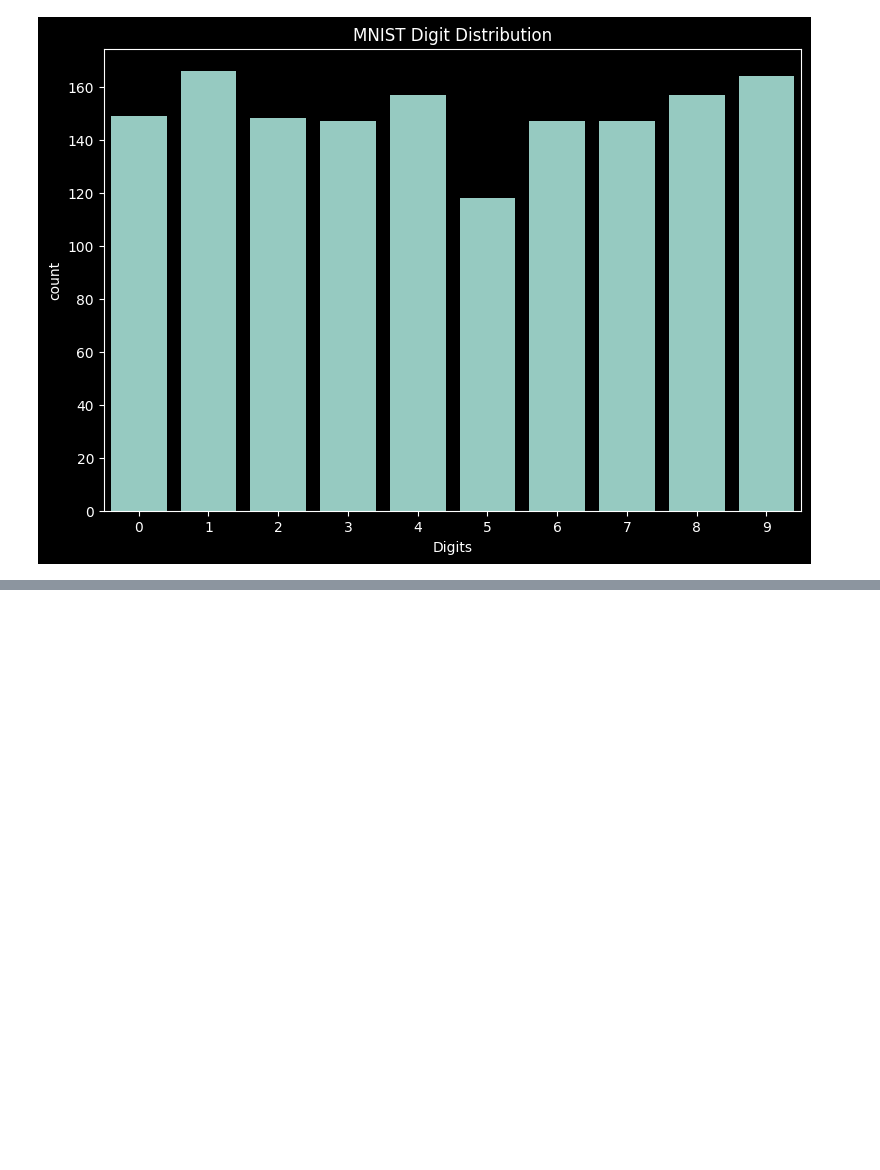
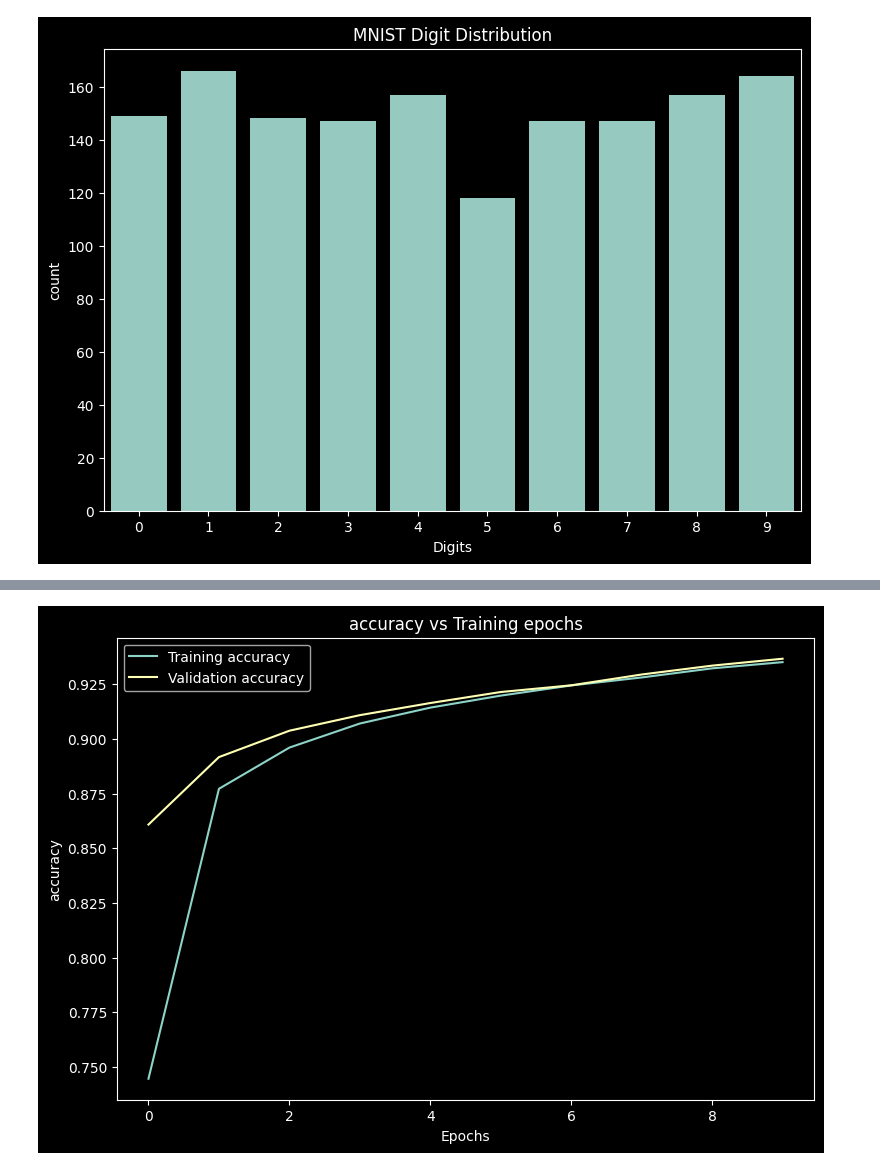
Before and after one commit to protimroy/basis, a Jupyter notebook: tf_mlp_2-2-1_mnist.ipynb, the cells around one changed output, grey strips where cells are left out. Saved outputs shown, nothing was run; the diff lists cells and outputs as text; code cells hidden in the pictures; blank space fills up the shorter version.

```diff
--- a/tf_mlp_2-2-1_mnist.ipynb
+++ b/tf_mlp_2-2-1_mnist.ipynb
@@ -187,0 +236,4 @@ TypeError: GradientDesent.__init__() missing 1 required positional argument: 'le
+# %%
+plot_metrics( train_accs, val_accs, "accuracy" )
+# %% [output]
+[figure, added]
```
Also changed, not shown: parts of 4 cells of this notebook, 1 other file.
